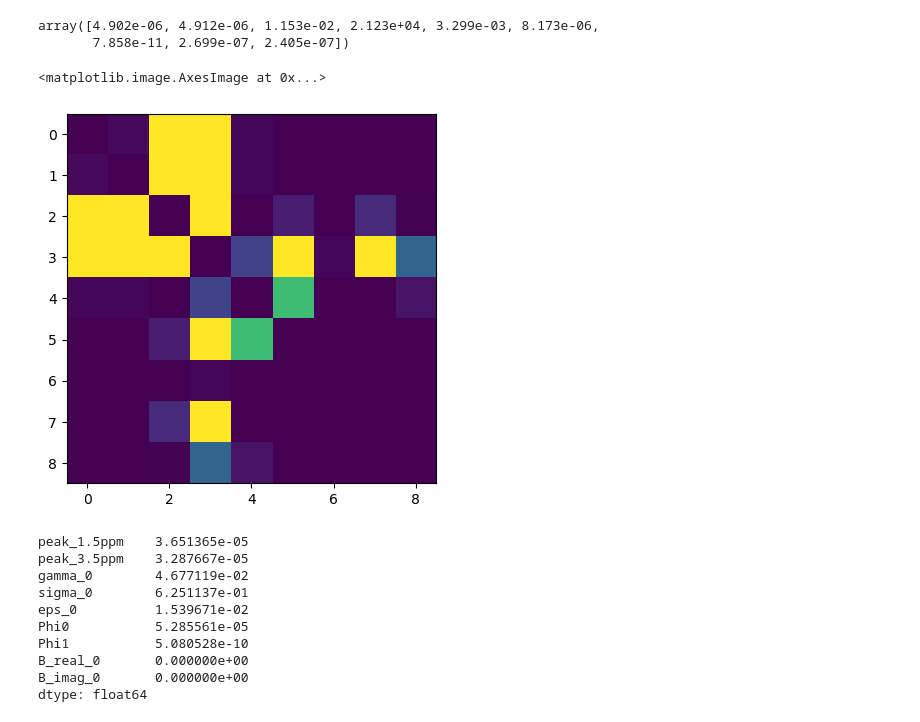
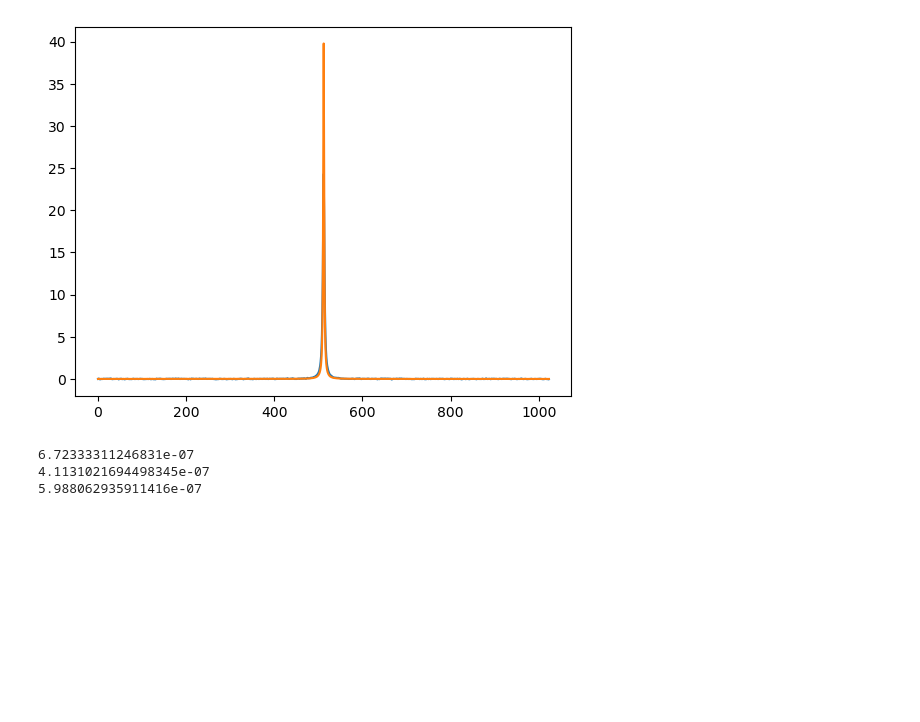
Before and after one commit to wtclarke/fmrs_bold_dynamic_fitting, a Jupyter notebook: mle_fitting/mle_apod_fitting.ipynb, the cells around one changed output. Saved outputs shown, nothing was run; the diff lists cells and outputs as text; code cells hidden in the pictures; blank space fills up the shorter version.

```diff
--- a/mle_fitting/mle_apod_fitting.ipynb
+++ b/mle_fitting/mle_apod_fitting.ipynb
@@ -108,26 +73,40 @@ dtype: float64
-# %%
-mean_cov = np.stack(accumulated_cov).mean(axis=0)
-np.diag(mean_cov)
-# %% [output]
-array([4.902e-06, 4.912e-06, 1.153e-02, 2.123e+04, 3.299e-03, 8.173e-06,
-       7.858e-11, 2.699e-07, 2.405e-07])
-# %%
-import matplotlib.pyplot as plt
-no_diag_cov = mean_cov - np.diag(np.diag(mean_cov))
-plt.imshow(np.abs(no_diag_cov), vmin=0, vmax=1E-4)
-# %% [output]
-<matplotlib.image.AxesImage at 0x...>
-[figure, removed]
-# %%
-mc_results.var()
-# %% [output]
-peak_1.5ppm    3.651365e-05
-peak_3.5ppm    3.287667e-05
-gamma_0        4.677119e-02
-sigma_0        6.251137e-01
-eps_0          1.539671e-02
-Phi0           5.285561e-05
-Phi1           5.080528e-10
-B_real_0       0.000000e+00
-B_imag_0       0.000000e+00
-dtype: float64
+# %%
+def forward_and_jac(x):
+    # x is conc_1, conc_2, eps, gamma
+
+    exp = np.exp(-(1j * x[1] + x[2]) * header['taxis'])
+    m_term = exp * spec_basis.original_basis_array.T
+    Fmet = FIDToSpec(m_term, axis=1).T
+    Ftmet = FIDToSpec(header['taxis'] * m_term, axis=1).T
+    Ftmetc = Ftmet @ x[:1, np.newaxis]
+    S = Fmet @ x[:1, np.newaxis]
+
+    # Gradients
+    dSdc = Fmet
+    dSdgamma = -Ftmetc
+    dSdeps = -1j * Ftmetc
+    jac = np.concatenate((dSdc, dSdeps, dSdgamma), axis=1)
+
+    return S, jac
+
+
+gt = np.asarray([10, 0, (5-3)*np.pi])
+S1, jac = forward_and_jac(gt)
+
+plt.plot(FIDToSpec(FID).real)
+plt.plot(S1.real)
+plt.show()
+eps = 1E-08
+
+for idx in range(3):
+    tmp = gt.copy()
+    tmp[idx] += eps
+    S2, _ = forward_and_jac(tmp)
+    manual_grad = (S2[:,0] - S1[:,0]) / eps
+    print(np.max(np.abs(manual_grad-jac[:, idx])))
+    assert np.allclose(manual_grad, jac[:, idx], atol=1E-5)
+# %% [output]
+[figure, added]
+6.72333311246831e-07
+4.1131021694498345e-07
+5.988062935911416e-07
```
Also changed, not shown: parts of 12 cells of this notebook, 1 other file.
